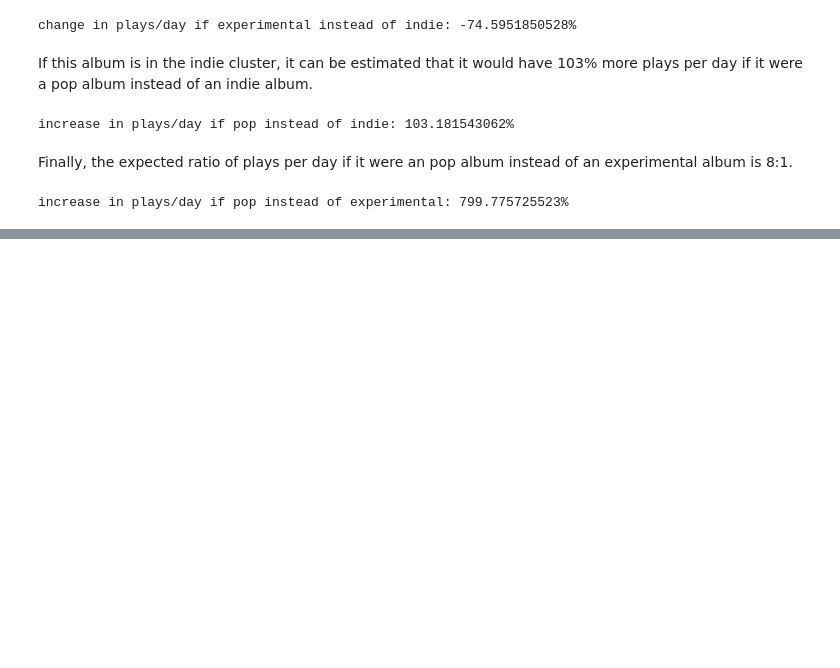
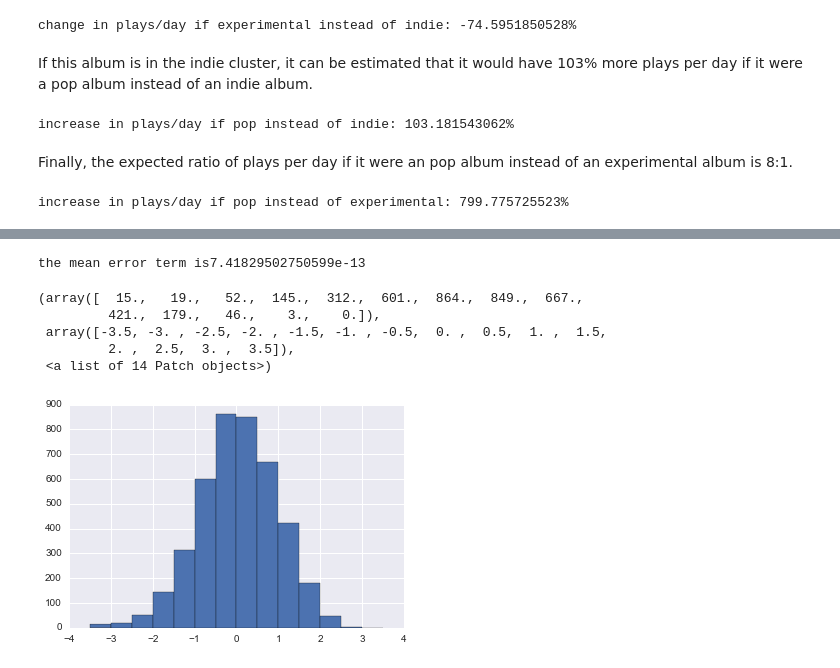
Before and after one commit to JBlumstein/pfk, a Jupyter notebook: Pitchfork_Analysis.ipynb, the cells around one changed output, grey strips where cells are left out. Cells and saved outputs as stored; diff of their text form; code cells hidden in the pictures; blank space fills up the shorter version.

```diff
--- a/Pitchfork_Analysis.ipynb
+++ b/Pitchfork_Analysis.ipynb
@@ -682,7 +691,7 @@ Warnings:
 </ul>
 # %%
 formula = 'log_playcount_per_day ~ days_since_2002_03_31 + Rating + C(cluster_category)'
-lm = ols(formula, df_f3)
+lm = wls(formula, df_f3)
 fit = lm.fit()
 print(fit.summary())
 # %% [output]
@@ -778,0 +799,28 @@ increase in plays/day if pop instead of experimental: 799.775725523%
+# %%
+#get residuals and assign them to error_terms var
+error_terms = fit.resid
+print('the mean error term is' + str(error_terms.mean()))
+
+#get key stats for error terms
+n, min_max, mean, var, skew, kurt = stats.describe(error_terms)
+#calculate standard deviation of error terms
+std = var**.5
+
+#calculate standardized residuals and add columns to df_f3
+standardized_residuals = error_terms/std
+
+#add columns to df_f3
+df_f3['error_terms'] = error_terms
+df_f3['standardized_residuals'] =standardized_residuals
+df_f3['fitted_values'] = fit.fittedvalues
+
+#create histogram of standardized residuals
+plt.hist(standardized_residuals, bins = [-3.5,-3,-2.5,-2,-1.5,-1,-.5,0,.5,1,1.5,2,2.5,3,3.5])
+# %% [output]
+the mean error term is7.41829502750599e-13
+(array([  15.,   19.,   52.,  145.,  312.,  601.,  864.,  849.,  667.,
+         421.,  179.,   46.,    3.,    0.]),
+ array([-3.5, -3. , -2.5, -2. , -1.5, -1. , -0.5,  0. ,  0.5,  1. ,  1.5,
+         2. ,  2.5,  3. ,  3.5]),
+ <a list of 14 Patch objects>)
+[figure, added]
```
Also changed, not shown: parts of 17 cells of this notebook.
